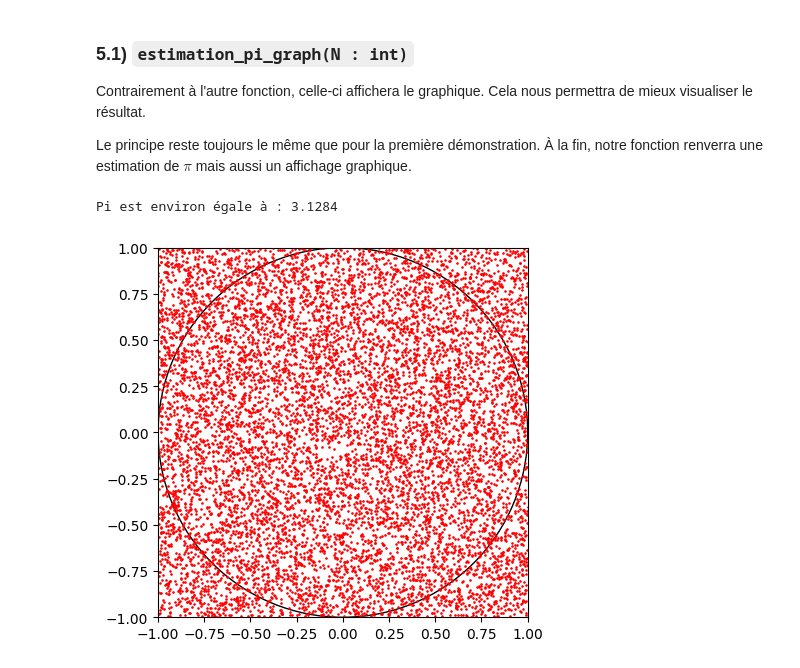
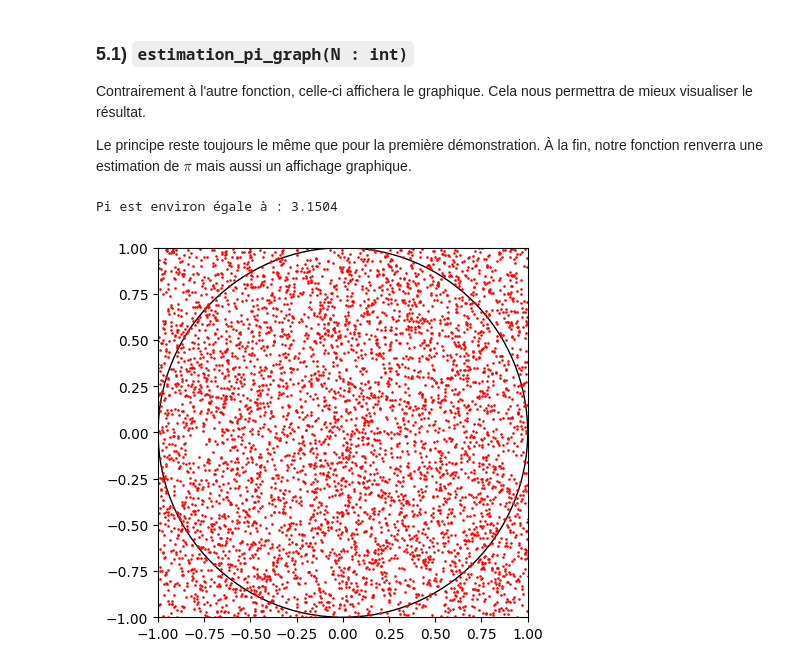
Before and after one commit to Arthure777/Estimation-of-pi-with-Mont-Carlo, a Jupyter notebook: projet/cercle.ipynb, the cells around one changed output. Cells and saved outputs as stored; diff of their text form; code cells hidden in the pictures.

```diff
--- a/projet/cercle.ipynb
+++ b/projet/cercle.ipynb
@@ -241,7 +241,7 @@ def estimation_pi_graph(N : int):
 
     plt.show()
 # %%
-estimation_pi_graph(10000)
+estimation_pi_graph(5000)
 # %% [output]
-Pi est environ égale à : 3.1284
+Pi est environ égale à : 3.1504
-[figure, old version]
+[figure, new version]
```
Also changed, not shown: parts of 3 cells of this notebook.
